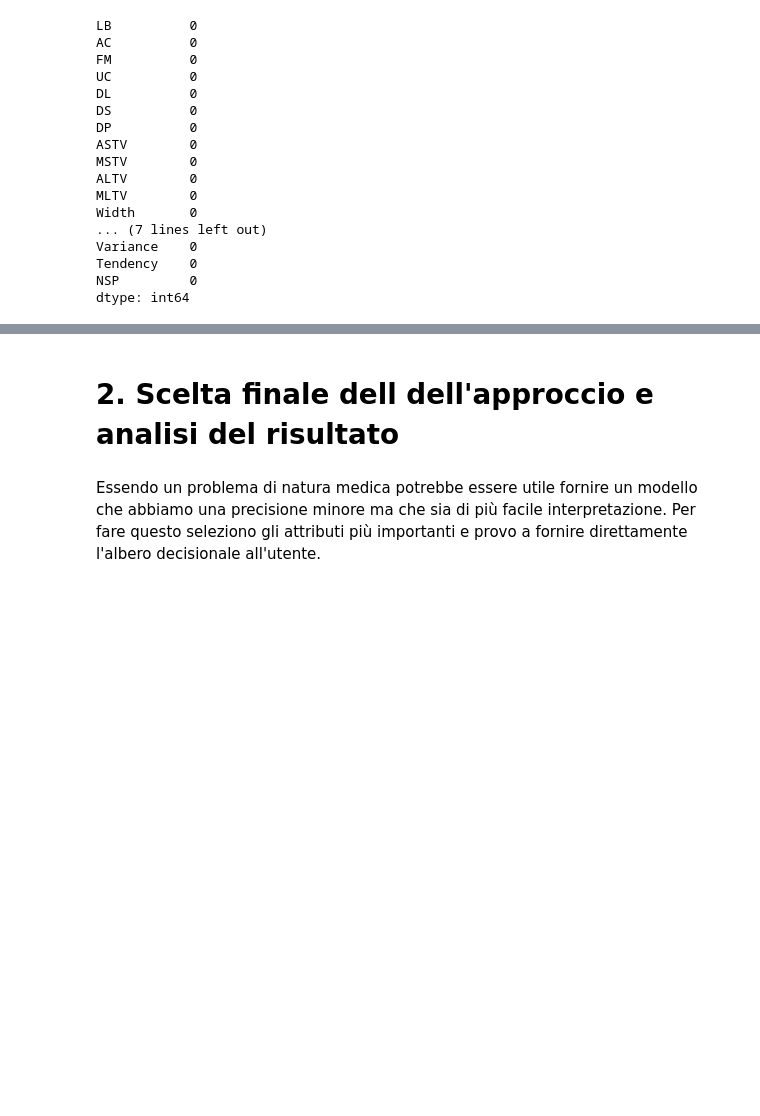
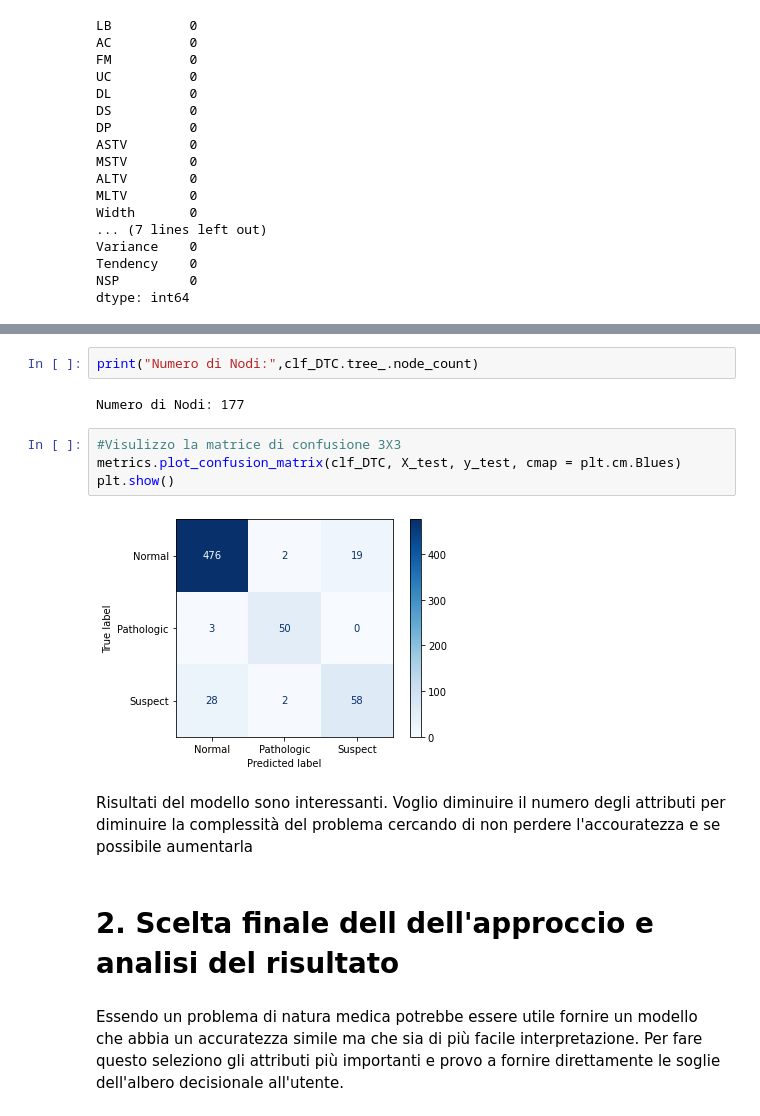
Before and after one commit to manuelciervo/MulticlassClassificationProblem, a Jupyter notebook: Stato Fetal - Classificazione/project_notebook.ipynb, the cells around one changed output, grey strips where cells are left out. Drawn from its saved outputs; the diff is of its cells as text; blank space fills up the shorter version.

```diff
--- a/Stato Fetal - Classificazione/project_notebook.ipynb
+++ b/Stato Fetal - Classificazione/project_notebook.ipynb
@@ -184,6 +150,18 @@ Miglioramento dei risultati, il Random Forest funziona meglio ma la base di part
+# %%
+print("Numero di Nodi:",clf_DTC.tree_.node_count)
+# %% [output]
+Numero di Nodi: 177
+# %%
+#Visulizzo la matrice di confusione 3X3
+metrics.plot_confusion_matrix(clf_DTC, X_test, y_test, cmap = plt.cm.Blues)
+plt.show()
+# %% [output]
+[figure, added]
+# %% [markdown]
+Risultati del modello sono interessanti. Voglio diminuire il numero degli attributi per diminuire la complessità del problema cercando di non perdere l'accouratezza e se possibile aumentarla
 # %% [markdown]
 # 2. Scelta finale dell dell'approccio e analisi del risultato
 # %% [markdown]
-Essendo un problema di natura medica potrebbe essere utile fornire un modello che abbiamo una precisione minore ma che sia di più facile interpretazione. Per fare questo seleziono gli attributi più importanti e provo a fornire direttamente l'albero decisionale all'utente.
+Essendo un problema di natura medica potrebbe essere utile fornire un modello che abbia un accuratezza simile ma che sia di più facile interpretazione. Per fare questo seleziono gli attributi più importanti e provo a fornire direttamente le soglie dell'albero decisionale all'utente.
 # %%
 def plot_importance(importance,names,model_type):
```
Also changed, not shown: parts of 52 cells of this notebook, 6 other files.
